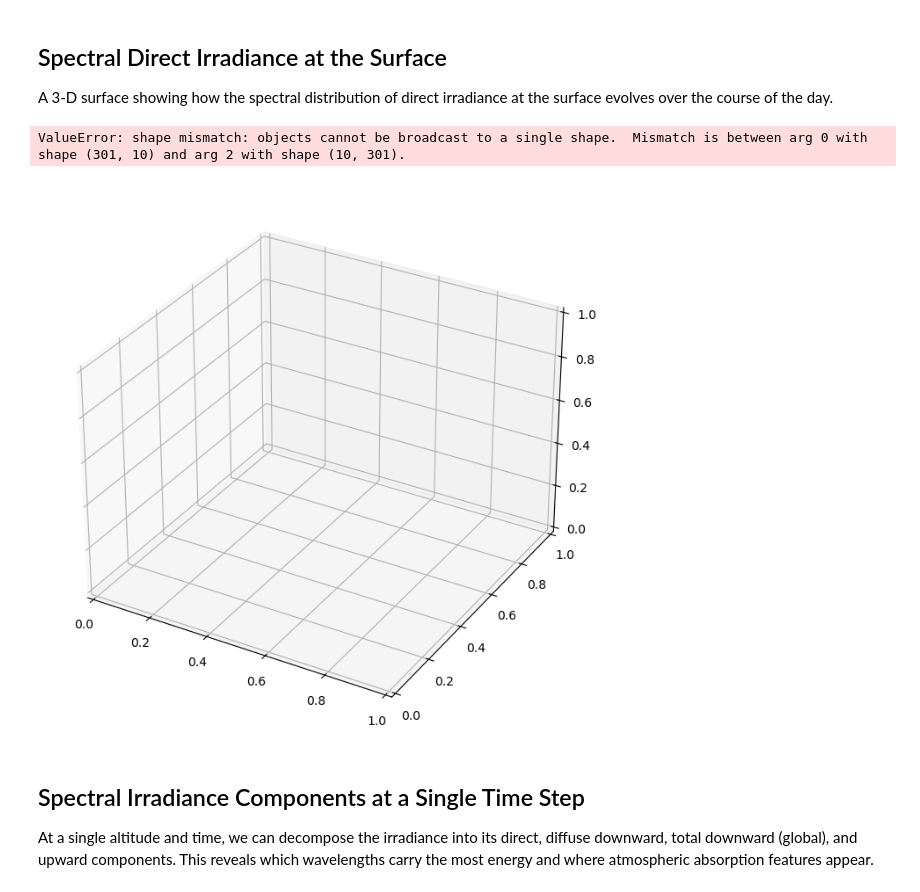
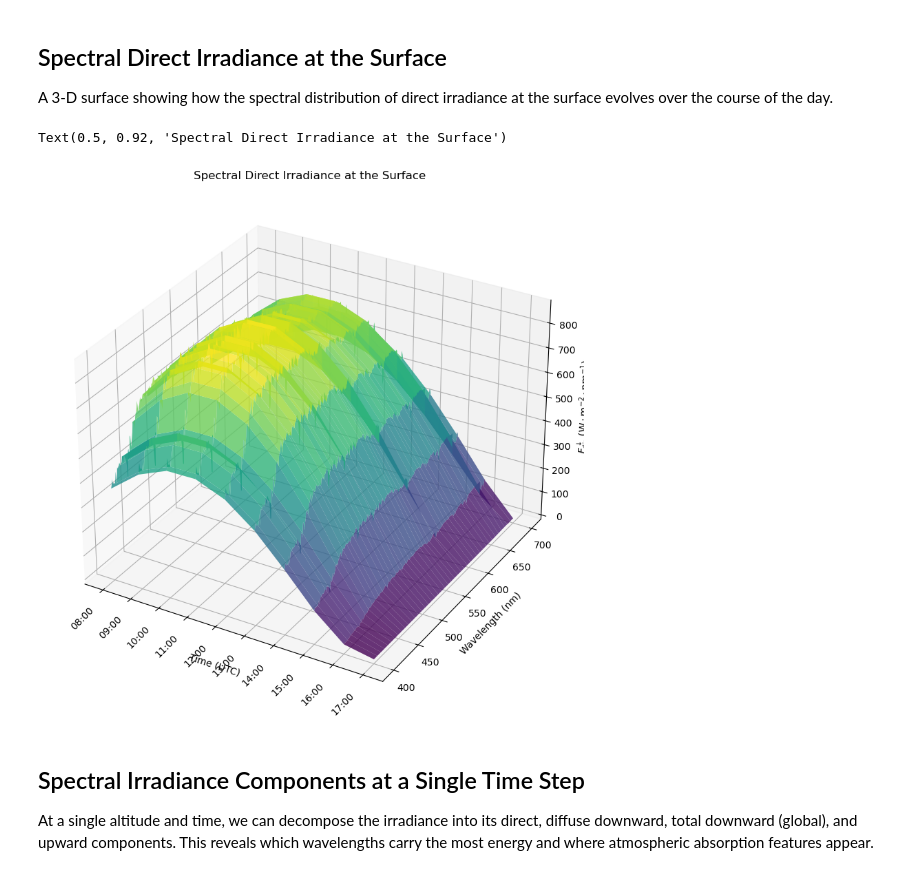
Before and after one commit to FranzFlink/pyRadtran, a Jupyter notebook: book/notebooks/solar_spectral.ipynb, the cells around one changed output. Cells and saved outputs as stored; diff of their text form; code cells hidden in the pictures.

```diff
--- a/book/notebooks/solar_spectral.ipynb
+++ b/book/notebooks/solar_spectral.ipynb
@@ -53,6 +53,7 @@ ds_sim = ds.pyradtran.run(
     config_path=config_path,
     return_dataset=True,
     save_to_file=True,
+    show_progress=False,
 )
 
 print("\nSimulation complete!")
@@ -126,31 +128,29 @@ The surface shows a clear peak at local solar noon and increases with altitude a
 
 A 3-D surface showing how the spectral distribution of direct irradiance at the surface evolves over the course of the day.
 # %%
-fig = plt.figure(figsize=(12, 8))
+fig = plt.figure(figsize=(10, 10))
 ax = fig.add_subplot(111, projection='3d')
 
 ax.set_prop_cycle(
     color=cm.viridis(np.linspace(0, 1, len(ds_sim['wavelength'].values))),
 )
 
 x = np.arange(len(ds_sim['time'].values))
 y = ds_sim['wavelength'].values
 z = ds_sim.sel(altitude=0)['edir'].values.T
 X, Y = np.meshgrid(x, y)
 
-ax.plot_surface(X, Y, z, cmap=cm.viridis, edgecolor='none', alpha=0.8)
+ax.plot_surface(X, Y, z.T, cmap=cm.viridis, edgecolor='none', alpha=0.8)
 
 ax.set_xticks(x)
 ax.set_xticklabels(ds_sim['time'].dt.strftime('%H:%M').values, rotation=45, ha='right')
 ax.set_xlabel('Time (UTC)')
 ax.set_ylabel('Wavelength (nm)')
 ax.set_zlabel(r'$F_\mathrm{dir}^\downarrow$ ($\mathrm{W \cdot m^{-2} \cdot nm^{-1}}$)')
 ax.set_title('Spectral Direct Irradiance at the Surface')
-
-plt.tight_layout()
 # %% [output]
-ValueError: shape mismatch: objects cannot be broadcast to a single shape.  Mismatch is between arg 0 with shape (301, 10) and arg 2 with shape (10, 301).
+Text(0.5, 0.92, 'Spectral Direct Irradiance at the Surface')
-[figure, old version]
+[figure, new version]
 # %% [markdown]
 ## Spectral Irradiance Components at a Single Time Step
 
```
Also changed, not shown: parts of 2 cells of this notebook, 17 other files.
